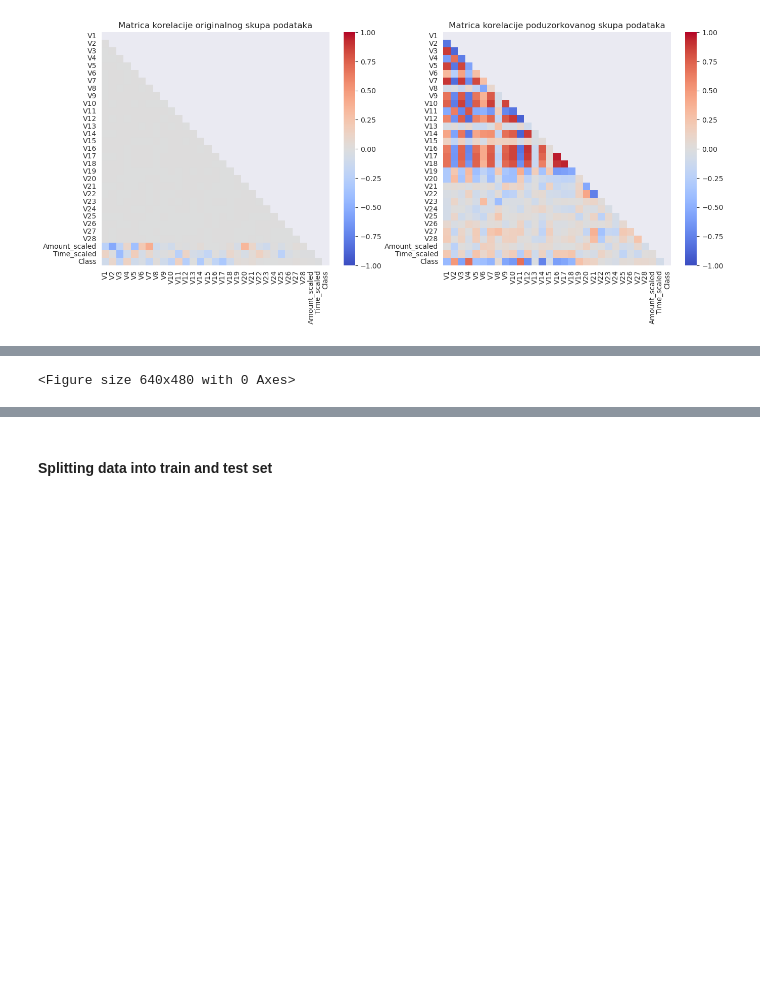
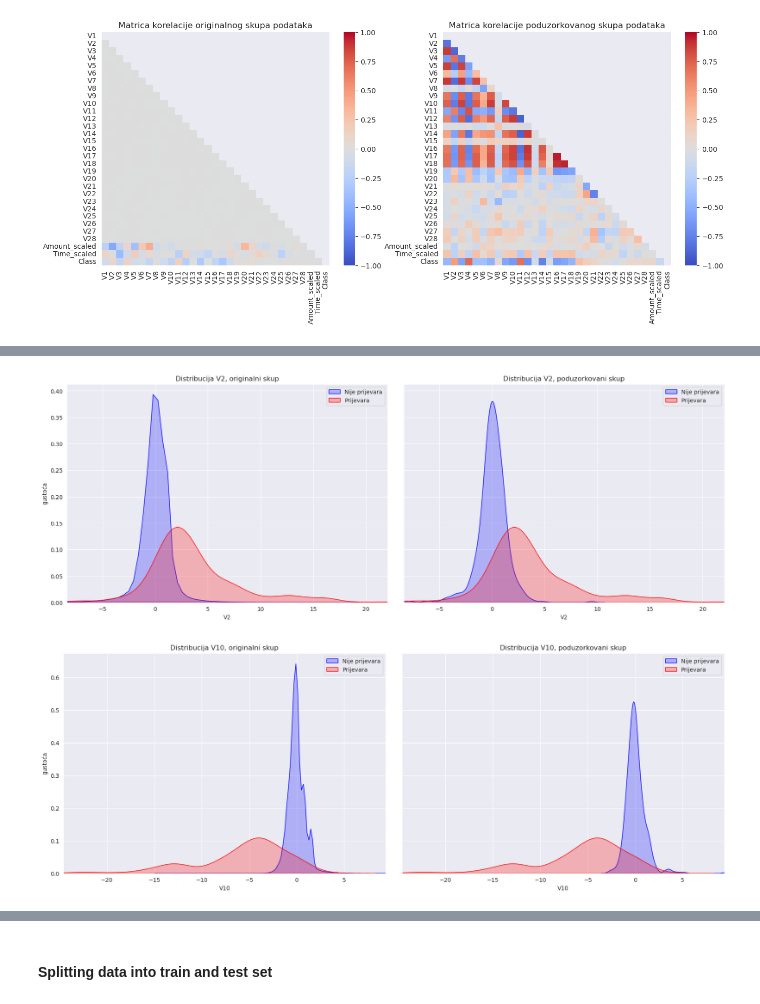
Before and after one commit to AntonioIlinovic/Credit_fraud, a Jupyter notebook: credit_fraud.ipynb, the cells around one changed output, grey strips where cells are left out. Drawn from its saved outputs; the diff is of its cells as text; code cells hidden in the pictures; blank space fills up the shorter version.

```diff
--- a/credit_fraud.ipynb
+++ b/credit_fraud.ipynb
@@ -192,8 +197,8 @@ drop_columns_if_exist(df, ['Amount', 'Time'])
 
 # TODO koristi RandomUnderSampler. Resampling (under/over) must always be done before the train-test split in order to prevent target leak and to prevent getting incorrect(over) estimates of the classification metrics. The author currently has done under sampling before performing the split.
 
-X = df.loc[:, df.columns!='Class']
-y = df.loc[:, df.columns=='Class']
+X = df.drop('Class', axis=1)
+y = df.Class
 
 non_fraud_idx = np.array(df[df.Class==0].index)
 fraud_idx = np.array(df[df.Class==1].index)
@@ -213,6 +218,19 @@ y_not_in_undersampled.sum()
 # %% [output]
 Class    0
 dtype: int64
+# %%
+# poduzorkovanje pomoću paketa RandomUnderSampler
+def random_undersample(df, random_state=42):
+    X = df.drop('Class', axis=1)
+    y = df.Class
+
+    undersampler = RandomUnderSampler(random_state=random_state)
+    X_undersampled, y_undersampled = undersampler.fit_resample(X, y)
+    df_undersampled = pd.concat([X_undersampled, y_undersampled], axis=1)
+    return df_undersampled
+
+
+df_undersampled = random_undersample(df)
 # %%
 fig, ax = plt.subplots(1, 2, figsize=(16, 6))
 plot_correlation_heatmap(df, ax=ax[0])
@@ -225,8 +248,18 @@ plt.show()
 # %%
-feature_name = 'V28'
-split_by_class = True
-#fig, ax = plt.subplots(1, 2, figsize=(18, 7), sharex=True, sharey=True)
-plot_distribution(df, feature_name, split_by_class=split_by_class, ax=ax[0])
-plot_distribution(df_undersampled, feature_name, split_by_class=split_by_class, ax=ax[1])
+def compare_feature_distribution_normal_and_undersampled(df, df_undersampled, feature_name):
+    split_by_class = True
+    fig, ax = plt.subplots(1, 2, figsize=(18, 7), sharex=True, sharey=True)
+    plot_distribution(df, feature_name, split_by_class=split_by_class, ax=ax[0])
+    ax[0].set_title(f'Distribucija {feature_name}, originalni skup')
+    plot_distribution(df_undersampled, feature_name, split_by_class=split_by_class, ax=ax[1])
+    ax[1].set_title(f'Distribucija {feature_name}, poduzorkovani skup')
+    plt.subplots_adjust(wspace=0.05, left=0.05, right=0.95)
+    fig.savefig(f'compare_feature_{feature_name}_normal_and_undersampled.png')
+    plt.show()
+
+
+compare_feature_distribution_normal_and_undersampled(df, df_undersampled, 'V2')
+compare_feature_distribution_normal_and_undersampled(df, df_undersampled, 'V10')
 # %% [output]
-<Figure size 640x480 with 0 Axes>
+[figure, added]
+[figure, added]
```
Also changed, not shown: parts of 17 cells of this notebook.
